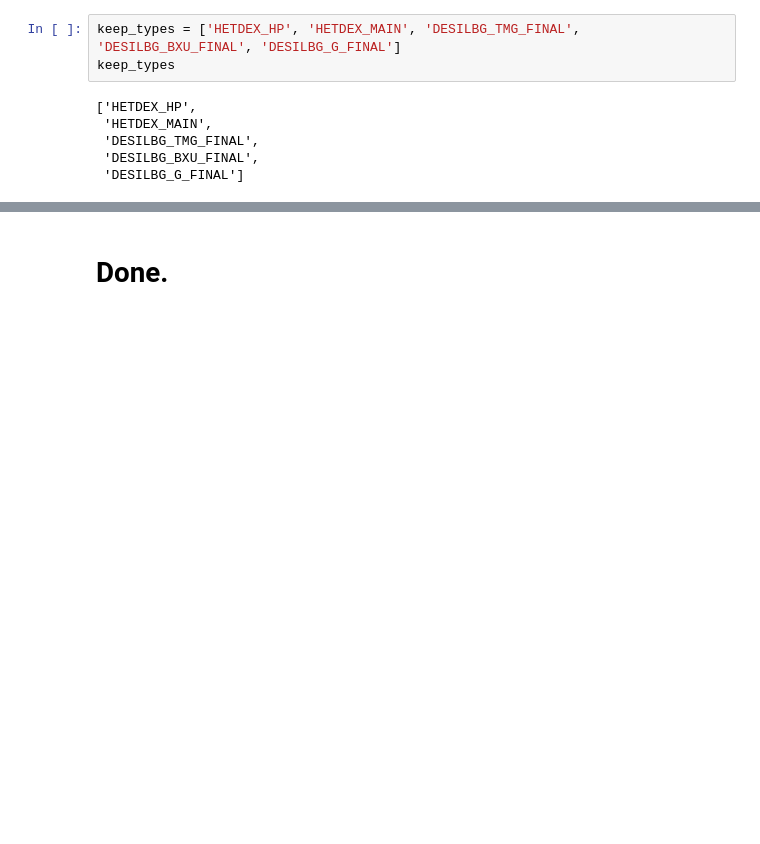
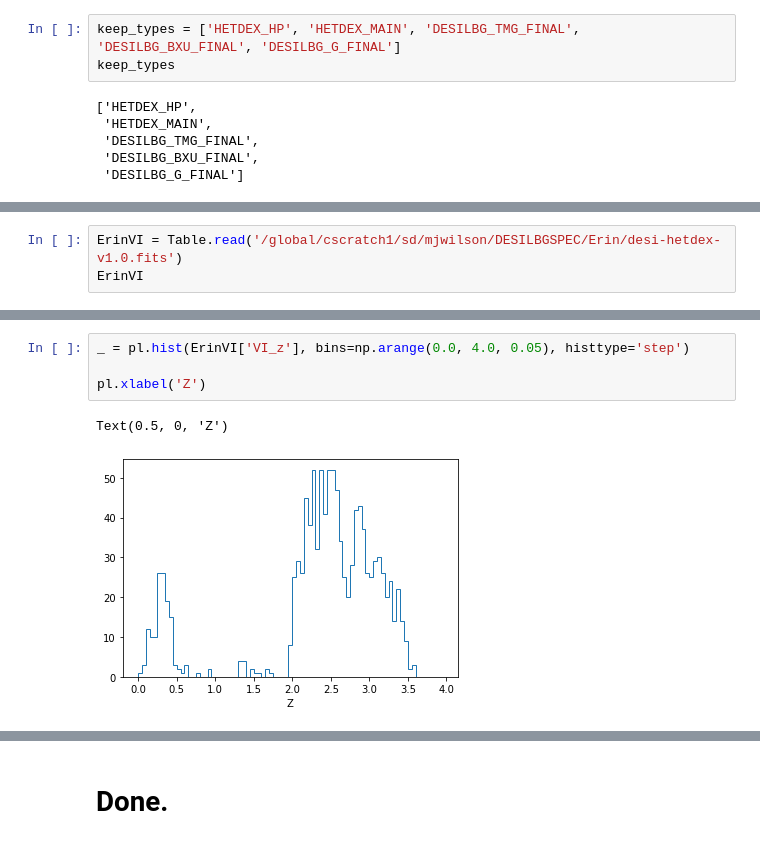
Before and after one commit to michaelJwilson/DESILBGSPEC, a Jupyter notebook: clauds.ipynb, the cells around one changed output, grey strips where cells are left out. Drawn from its saved outputs; the diff is of its cells as text; blank space fills up the shorter version.

```diff
--- a/clauds.ipynb
+++ b/clauds.ipynb
@@ -154,0 +216,3 @@ Text(0, 0.5, '$\\Delta N/\\Delta z$')
+# %%
+ErinVI = Table.read('/global/cscratch1/sd/mjwilson/DESILBGSPEC/Erin/desi-hetdex-v1.0.fits')
+ErinVI
@@ -154,0 +291,7 @@ Text(0, 0.5, '$\\Delta N/\\Delta z$')
+# %%
+_ = pl.hist(ErinVI['VI_z'], bins=np.arange(0.0, 4.0, 0.05), histtype='step')
+
+pl.xlabel('Z')
+# %% [output]
+Text(0.5, 0, 'Z')
+[figure, added]
```
Also changed, not shown: parts of 23 cells of this notebook, 1 other file.
